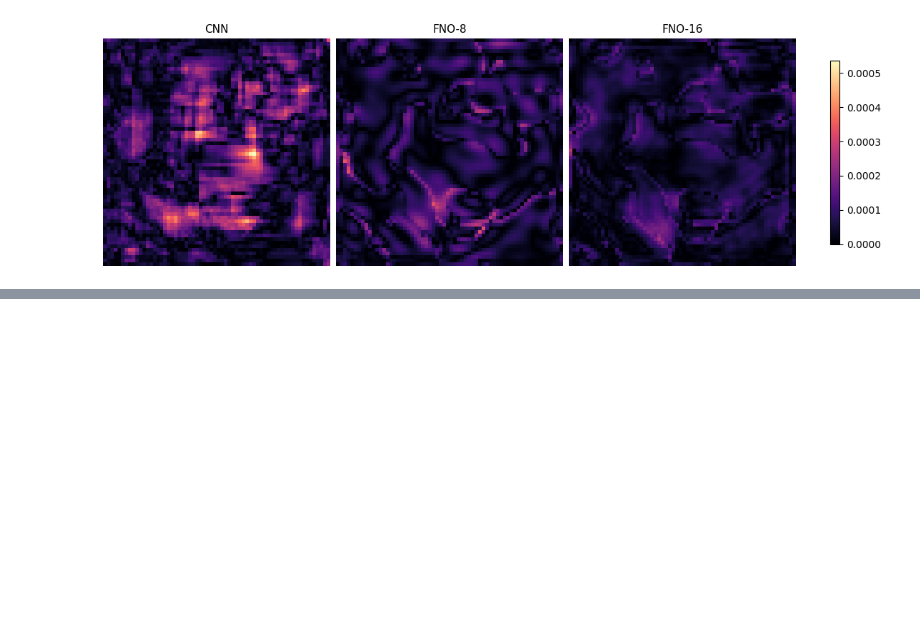
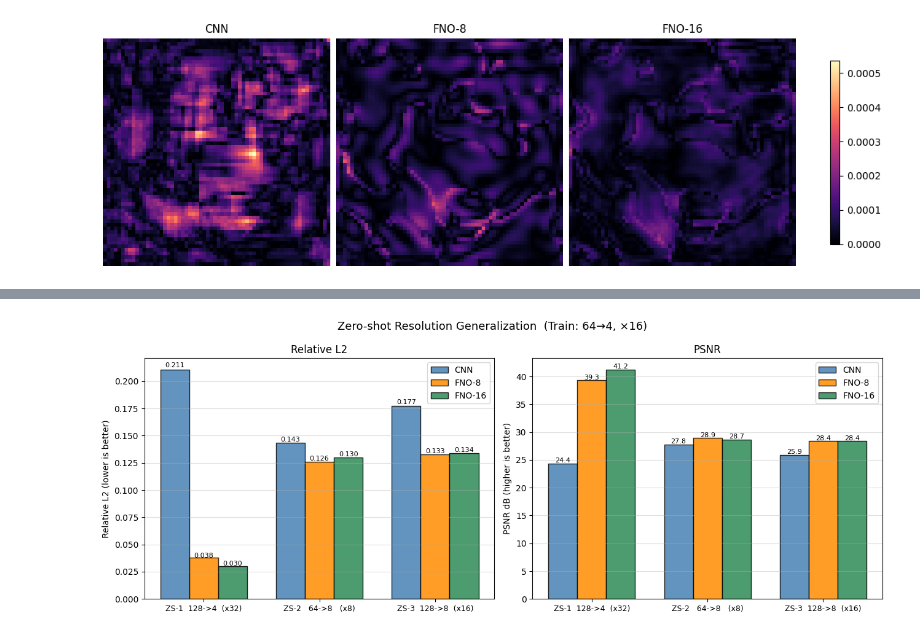
Before and after one commit to elkahmed/fno-super-resolution, a Jupyter notebook: FNO_Darcy_super_resolution64_4.ipynb, the cells around one changed output, grey strips where cells are left out. Cells and saved outputs as stored; diff of their text form; code cells hidden in the pictures; blank space fills up the shorter version.

Commit message:
4 - 64 resolution

```diff
--- a/FNO_Darcy_super_resolution64_4.ipynb
+++ b/FNO_Darcy_super_resolution64_4.ipynb
@@ -700 +719,45 @@ plt.show()
+# %%
+config_labels = [c[0].strip() for c in zs_configs]
+model_names = list(model_dict.keys())
+bar_colors = ['steelblue', 'darkorange', 'seagreen']
+
+x = np.arange(len(config_labels))
+width = 0.25
+
+fig, axes = plt.subplots(1, 2, figsize=(13, 5))
+fig.suptitle('Zero-shot Resolution Generalization  (Train: 64→4, ×16)', fontsize=13)
+
+for i, mname in enumerate(model_names):
+    rl2_vals  = [zs_results[(c, mname)]['RL2']  for c in config_labels]
+    psnr_vals = [zs_results[(c, mname)]['PSNR'] for c in config_labels]
+
+    bars = axes[0].bar(x + i * width, rl2_vals, width, label=mname,
+                       color=bar_colors[i], edgecolor='black', alpha=0.85)
+    for bar in bars:
+        axes[0].text(bar.get_x() + bar.get_width() / 2, bar.get_height() * 1.01,
+                     f'{bar.get_height():.3f}', ha='center', fontsize=8)
+
+    bars = axes[1].bar(x + i * width, psnr_vals, width, label=mname,
+                       color=bar_colors[i], edgecolor='black', alpha=0.85)
+    for bar in bars:
+        axes[1].text(bar.get_x() + bar.get_width() / 2, bar.get_height() * 1.005,
+                     f'{bar.get_height():.1f}', ha='center', fontsize=8)
+
+for ax, ylabel, title in zip(
+    axes,
+    ['Relative L2 (lower is better)', 'PSNR dB (higher is better)'],
+    ['Relative L2', 'PSNR']
+):
+    ax.set_xticks(x + width)
+    ax.set_xticklabels(config_labels, fontsize=9)
+    ax.set_ylabel(ylabel)
+    ax.set_title(title)
+    ax.legend()
+    ax.grid(axis='y', alpha=0.4)
+
+plt.tight_layout()
+plt.savefig('results/zero_shot_comparison.png', dpi=150, bbox_inches='tight')
+plt.show()
+# %% [output]
+[figure, added]
 # %%
```
Also changed, not shown: parts of 14 cells of this notebook.
